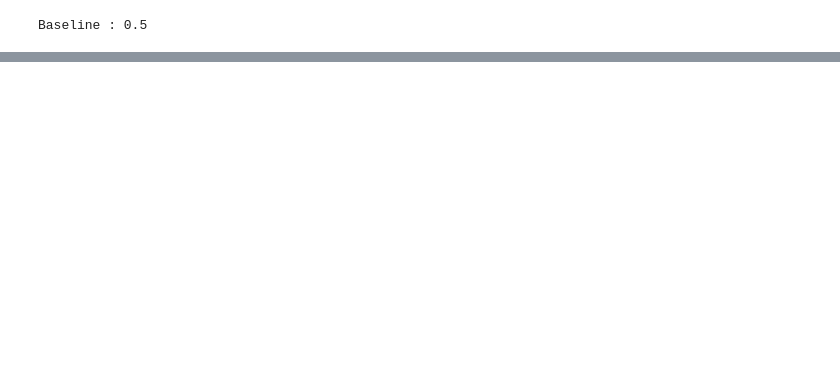
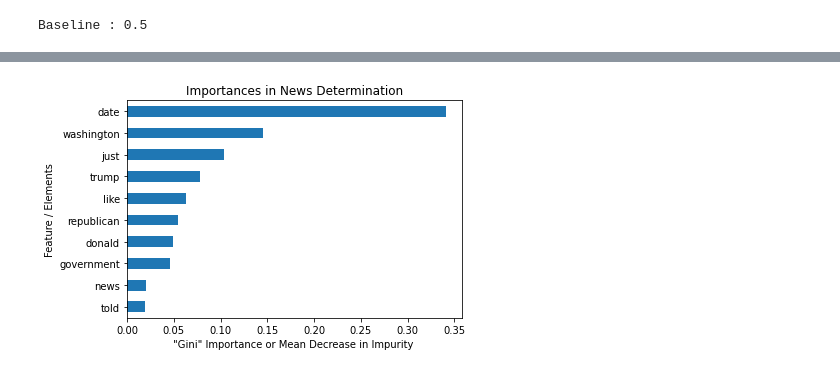
Before and after one commit to StephenSpicer/News_Parsing_DS23_unit02, a Jupyter notebook: unit02/secondworkup.ipynb, the cells around one changed output, grey strips where cells are left out. Cells and saved outputs as stored; diff of their text form; code cells hidden in the pictures; blank space fills up the shorter version.

Commit message:
new graphs, new models, wild wild stuff...

```diff
--- a/unit02/secondworkup.ipynb
+++ b/unit02/secondworkup.ipynb
@@ -301,9 +314,9 @@ df_joined_tfidvect.head()
 
 
 
-target = df_joined_tfidvect['Fake']
+target = df_joined_thirdvector['Fake']
 
-X = df_joined_tfidvect.drop(['Fake'], axis=1)
+X = df_joined_thirdvector.drop(['Fake'], axis=1)
 
 y = target
 
@@ -408,13 +432,17 @@ memory usage: 4.8+ MB
 # %%
 # # Create pipeline
-X_train.drop(['tfidf'], axis=1, inplace=True)
+#X_train.drop(['tfidf'], axis=1, inplace=True)
+
+from category_encoders import OneHotEncoder
 
 model1 = Pipeline([
     #('vectorizer', TfidfVectorizer(lowercase=True, stop_words = 'english', strip_accents ='ascii', max_features = 20, ngram_range=(1,2))),
     #('dim_red', TruncatedSVD(n_components=20, random_state=42)),
-    ('encoder', OrdinalEncoder()),
+    ('encoder', OneHotEncoder()),
     ('predictor', GradientBoostingClassifier(random_state=42))
 ])
 
 # Fit model to training data
 model1.fit(X_train, y_train);
+
+print(model1.score(X_train, y_train))
@@ -460,10 +524,13 @@ Fitting 3 folds for each of 4 candidates, totalling 12 fits
 {'clf__n_estimators': 75, 'vect__max_features': 1000}
 0.996524610322128
 # %%
-# importances = c26_model_xgb_est10.named_steps['xgbregressor'].feature_importances_
-# features = c26X_train.columns
-# feat_imp = pd.Series(importances, index=features).sort_values()
-# feat_imp.tail(10).plot(kind='barh')
-# plt.xlabel('Gini Importance')
-# plt.ylabel('Feature')
-# plt.title('Feature Importances for model_skbg');
+import matplotlib.pyplot as plt
+importances = model1.named_steps['predictor'].feature_importances_
+features = X_train.columns
+feat_imp = pd.Series(importances, index=features).sort_values()
+feat_imp.tail(10).plot(kind='barh')
+plt.xlabel('"Gini" Importance or Mean Decrease in Impurity ')
+plt.ylabel('Feature / Elements')
+plt.title('Importances in News Determination');
+# %% [output]
+[figure, added]
```
Also changed, not shown: parts of 19 cells of this notebook, 1 other file.
